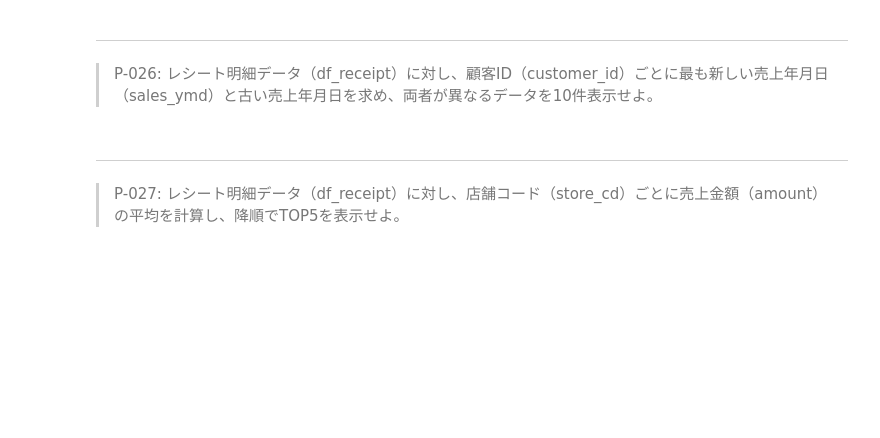
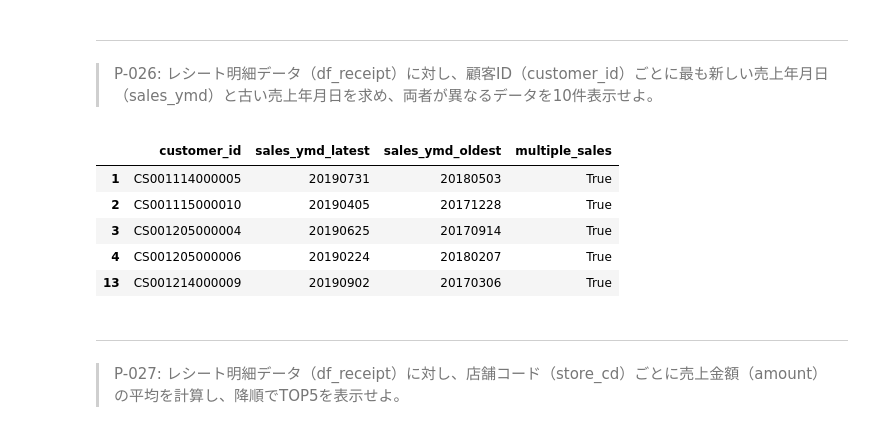
Before and after one commit to libra20/100knocks2, a Jupyter notebook: docker/work/preprocess_knock_Python.ipynb, the cells around one changed output. Cells and saved outputs as stored; diff of their text form; code cells hidden in the pictures; blank space fills up the shorter version.

```diff
--- a/docker/work/preprocess_knock_Python.ipynb
+++ b/docker/work/preprocess_knock_Python.ipynb
@@ -514,6 +523,18 @@ df_receipt.groupby('customer_id').agg(sales_ymd_latest=('sales_ymd', 'max')).hea
 # %% [markdown]
 ---
 > P-026: レシート明細データ（df_receipt）に対し、顧客ID（customer_id）ごとに最も新しい売上年月日（sales_ymd）と古い売上年月日を求め、両者が異なるデータを10件表示せよ。
+# %%
+dfg = df_receipt.groupby('customer_id').agg(sales_ymd_latest=('sales_ymd', 'max'), sales_ymd_oldest=('sales_ymd', 'min')).reset_index()
+dfg['multiple_sales'] = dfg['sales_ymd_latest'] != dfg['sales_ymd_oldest']
+# dfg[dfg['multiple_sales']].head()
+dfg.query('multiple_sales == True').head()
+# %% [output]
+|  | customer_id | sales_ymd_latest | sales_ymd_oldest | multiple_sales |
+| 1 | CS001114000005 | 20190731 | 20180503 | True |
+| 2 | CS001115000010 | 20190405 | 20171228 | True |
+| 3 | CS001205000004 | 20190625 | 20170914 | True |
+| 4 | CS001205000006 | 20190224 | 20180207 | True |
+| 13 | CS001214000009 | 20190902 | 20170306 | True |
 # %% [markdown]
 ---
 > P-027: レシート明細データ（df_receipt）に対し、店舗コード（store_cd）ごとに売上金額（amount）の平均を計算し、降順でTOP5を表示せよ。
```
Also changed, not shown: parts of 6 cells of this notebook.
